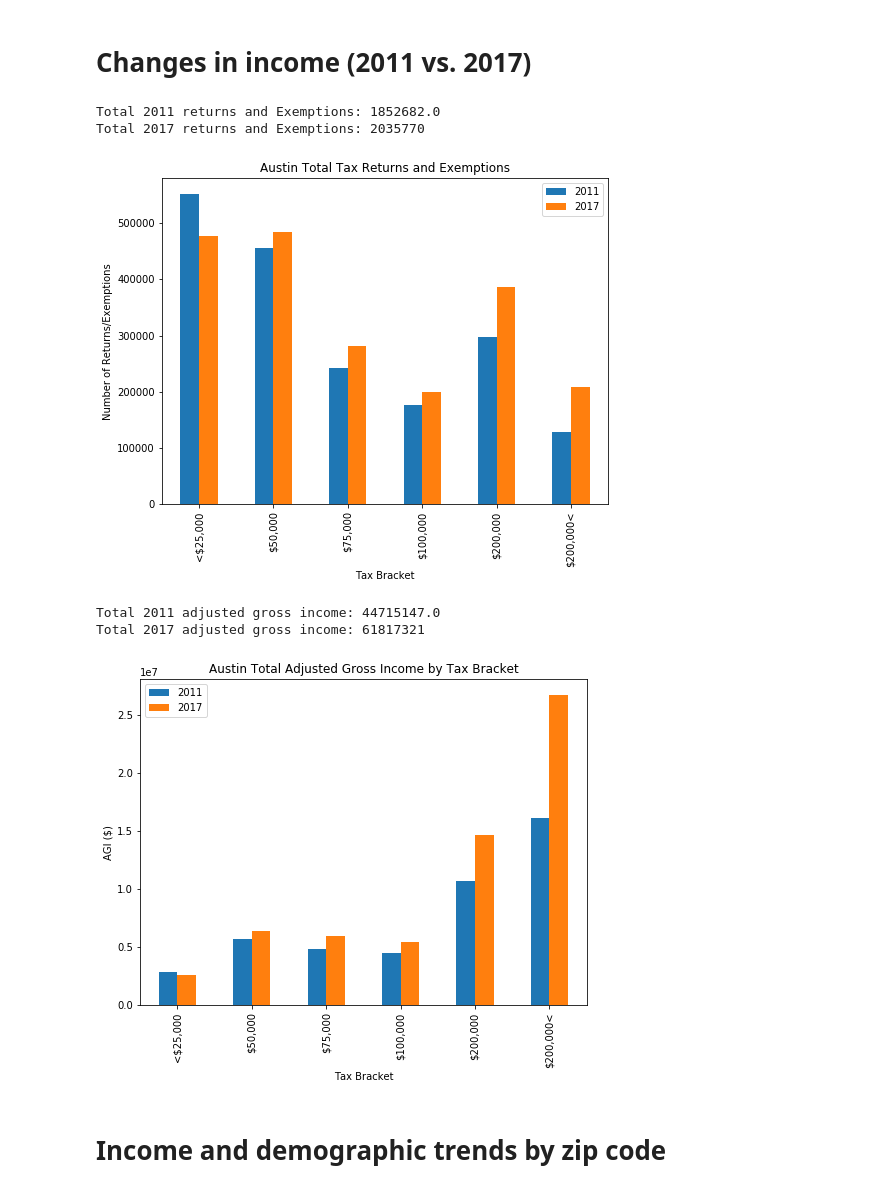
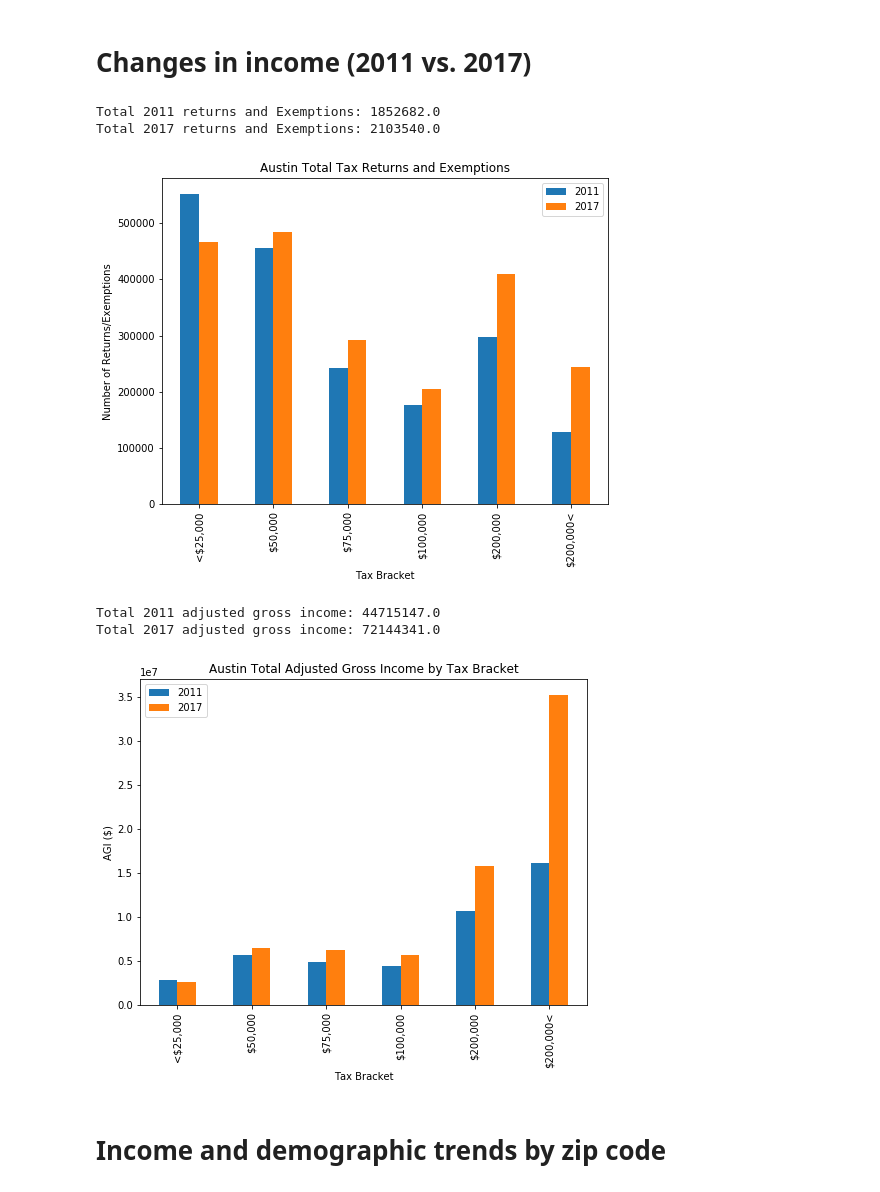
Before and after one commit to travis-tyler/AustinPopulationData, a Jupyter notebook: Travis/code/AustinTrends.ipynb, the cells around one changed output. Cells and saved outputs as stored; diff of their text form; code cells hidden in the pictures.

```diff
--- a/Travis/code/AustinTrends.ipynb
+++ b/Travis/code/AustinTrends.ipynb
@@ -19,0 +17,35 @@ import gmaps
+# %%
+# Austin population data from
+# http://www.austintexas.gov/sites/default/files/files/Planning/Demographics/population_history_pub_2019.pdf
+
+path_atx_pop = '../../Resources/Quick_pop_data/austin_pop.csv'
+pop_data = pd.DataFrame(pd.read_csv(path_atx_pop))
+pop_data.columns = 'Year','Population','Growth Rate'
+
+austin_year = []
+austin_pop = []
+for index, row in pop_data.iterrows():
+    austin_year.append(row['Year'])
+    austin_pop.append(row['Population'])
+
+# CSV info from https://worldpopulationreview.com/us-cities/seattle-population/
+path_swa_pop = '../../Resources/Quick_pop_data/seattle_pop.csv'
+seattle_pop_df = pd.DataFrame(pd.read_csv(path_swa_pop)).sort_values('Year')
+seattle_pop_df.head()
+
+seattle_year = []
+seattle_pop = []
+for index, row in seattle_pop_df.iterrows():
+    seattle_year.append(row['Year'])
+    seattle_pop.append(row['Population'])
+
+plt.figure(figsize=(12,8))
+plt.plot(austin_year,austin_pop,c='g',label='Austin')
+plt.plot(seattle_year,seattle_pop,c='r',label='Seattle')
+plt.xlabel('Year')
+plt.ylabel('Population')
+plt.title('Austin vs. Seattle Population Over Time')
+plt.xlim(1870,2020)
+plt.ylim(0,1050000)
+plt.legend()
+# plt.savefig('../../Output_data/homeless_sheltered.png', dpi=100)
@@ -107,13 +142,11 @@ tax_df_2011 = tax_df_2011.rename(columns={'ZIPCODE':'Zip',
                                 'N2':'Number of Exemptions (2011)',
                                 'A00100':'Adjusted Gross Income (AGI) (2011)'})
 
-tax_df_2011 = tax_df_2011.loc[tax_df_2011['Zip']!=0]
-tax_df_2011 = tax_df_2011.loc[tax_df_2011['Zip']!=99999]
 tax_df_2011 = tax_df_2011.loc[tax_df_2011['STATE']=='TX']
 
 path_tax_2017 = '../../resources/Tax_Data/IRS_Zip_2017.csv'
 
-tax_df_2017 = pd.DataFrame(pd.read_csv(path_tax_2016))
+tax_df_2017 = pd.DataFrame(pd.read_csv(path_tax_2017))
 
 tax_df_2017 = tax_df_2017.rename(columns={'zipcode':'Zip',
                                 'agi_stub':'Tax Bracket',
@@ -121,6 +154,4 @@ tax_df_2017 = tax_df_2017.rename(columns={'zipcode':'Zip',
                                 'N2':'Number of Exemptions (2017)',
                                 'A00100':'Adjusted Gross Income (AGI) (2017)'})
 
-tax_df_2017 = tax_df_2017.loc[tax_df_2017['Zip']!=0]
-tax_df_2017 = tax_df_2017.loc[tax_df_2017['Zip']!=99999]
 tax_df_2017 = tax_df_2017.loc[tax_df_2017['STATE']=='TX']
@@ -250,27 +281,31 @@ atx_tax_2017.head()
 total_tax = pd.DataFrame({'2011':atx_tax_2011.loc['Total Returns and Exemptions'],
                           '2017':atx_tax_2017.loc['Total Returns and Exemptions']})
 total_tax.plot(kind='bar',figsize=(8,6))
-plt.title('Austin Total Tax Returns and Exemptions')
+title = 'Austin Total Tax Returns and Exemptions'
+plt.title(title)
 plt.xlabel('Tax Bracket')
 plt.ylabel('Number of Returns/Exemptions')
 print(f'Total 2011 returns and Exemptions: {round(total_tax["2011"].sum(),0)}')
 print(f'Total 2017 returns and Exemptions: {total_tax["2017"].sum()}')
+plt.savefig(f'../../Output_Data/{title}.png',dpi=100)
 # %% [output]
 Total 2011 returns and Exemptions: 1852682.0
-Total 2017 returns and Exemptions: 2035770
+Total 2017 returns and Exemptions: 2103540.0
-[figure, old version]
+[figure, new version]
 # %%
 total_agi = pd.DataFrame({'2011':atx_agi_2011.loc['Total AGI'],'2017':atx_agi_2017.loc['Total AGI']})
 total_agi.plot(kind='bar',figsize=(8,6))
-plt.title('Austin Total Adjusted Gross Income by Tax Bracket')
+title = 'Austin Total Adjusted Gross Income by Tax Bracket'
+plt.title(title)
 plt.ylabel('AGI ($)')
 plt.xlabel('Tax Bracket')
 print(f'Total 2011 adjusted gross income: {round(total_agi["2011"].sum(),0)}')
 print(f'Total 2017 adjusted gross income: {total_agi["2017"].sum()}')
+plt.savefig(f'../../Output_Data/{title}.png',dpi=100)
 # %% [output]
 Total 2011 adjusted gross income: 44715147.0
-Total 2017 adjusted gross income: 61817321
+Total 2017 adjusted gross income: 72144341.0
-[figure, old version]
+[figure, new version]
 # %% [markdown]
 # Income and demographic trends by zip code
 # %%
```
Also changed, not shown: parts of 23 cells of this notebook, 9 other files.
